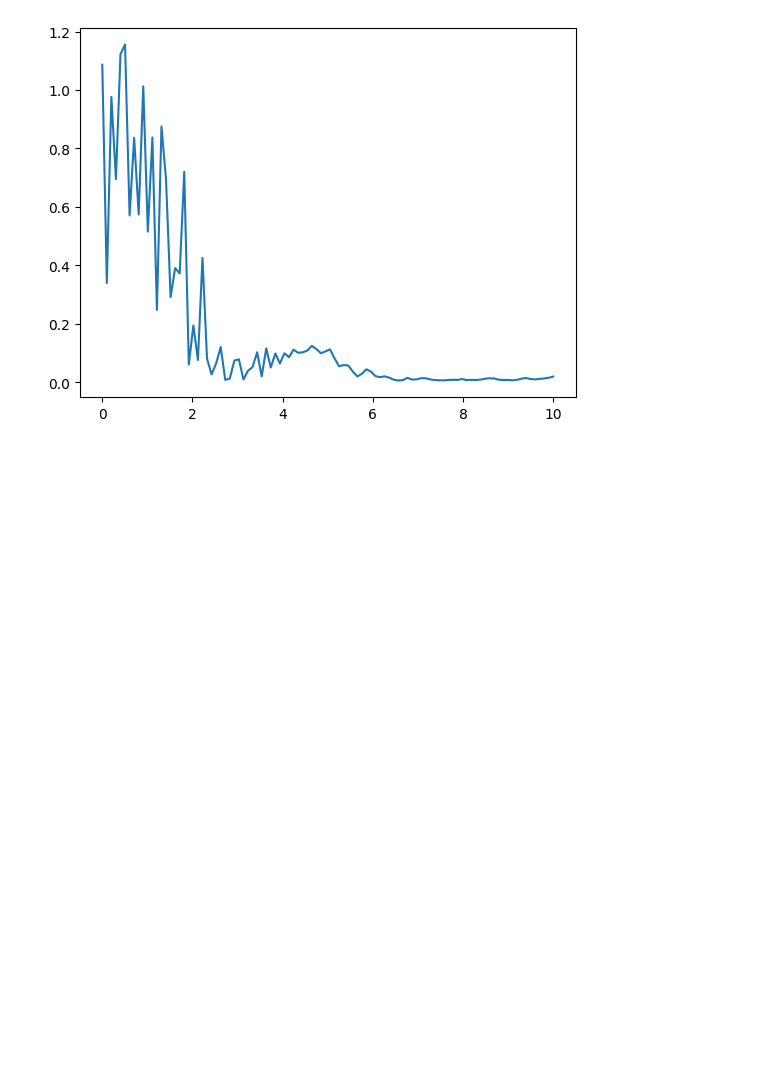
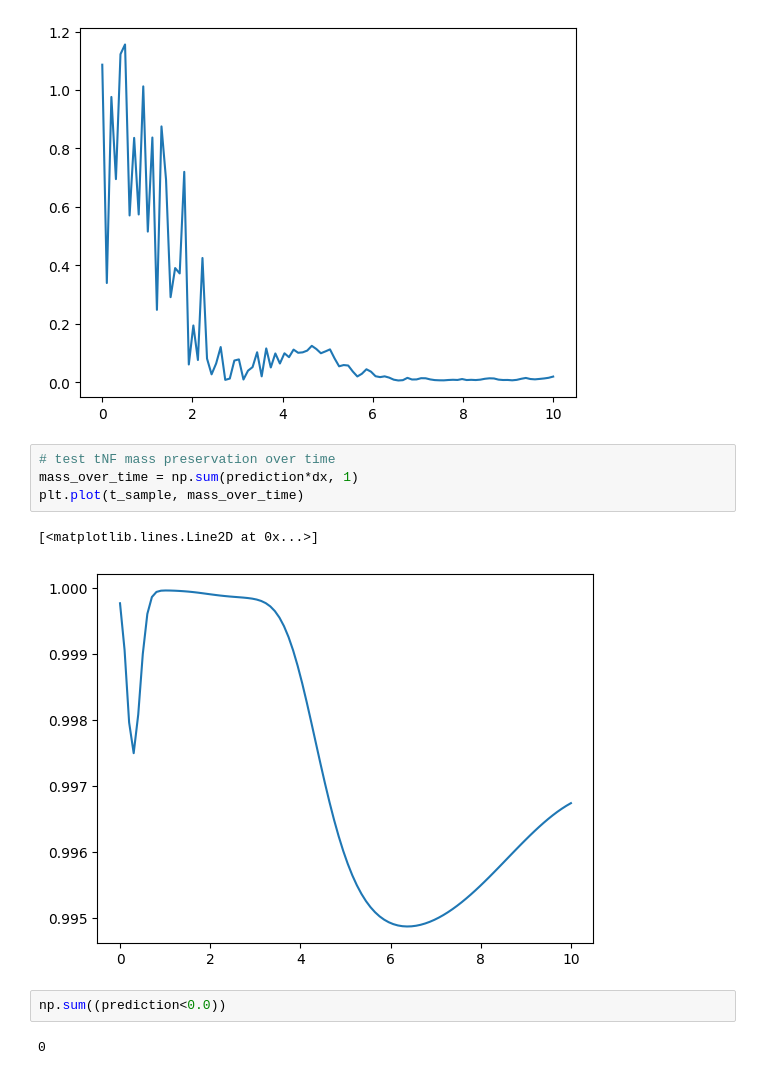
Before and after one commit to honglizhaobob/dl-hidimuq, a Jupyter notebook: code/LinearOscillator/python/PINF.ipynb, the cells around one changed output. Cells and saved outputs as stored; diff of their text form; blank space fills up the shorter version.

```diff
--- a/code/LinearOscillator/python/PINF.ipynb
+++ b/code/LinearOscillator/python/PINF.ipynb
@@ -72,3 +72,14 @@ plt.plot(t_sample, l2_rel_err)
 # %% [output]
 [<matplotlib.lines.Line2D at 0x...>]
 [figure]
+# %%
+# test tNF mass preservation over time
+mass_over_time = np.sum(prediction*dx, 1)
+plt.plot(t_sample, mass_over_time)
+# %% [output]
+[<matplotlib.lines.Line2D at 0x...>]
+[figure, added]
+# %%
+np.sum((prediction<0.0))
+# %% [output]
+0
```
Also changed, not shown: parts of 1 cell of this notebook, 4 other files.
